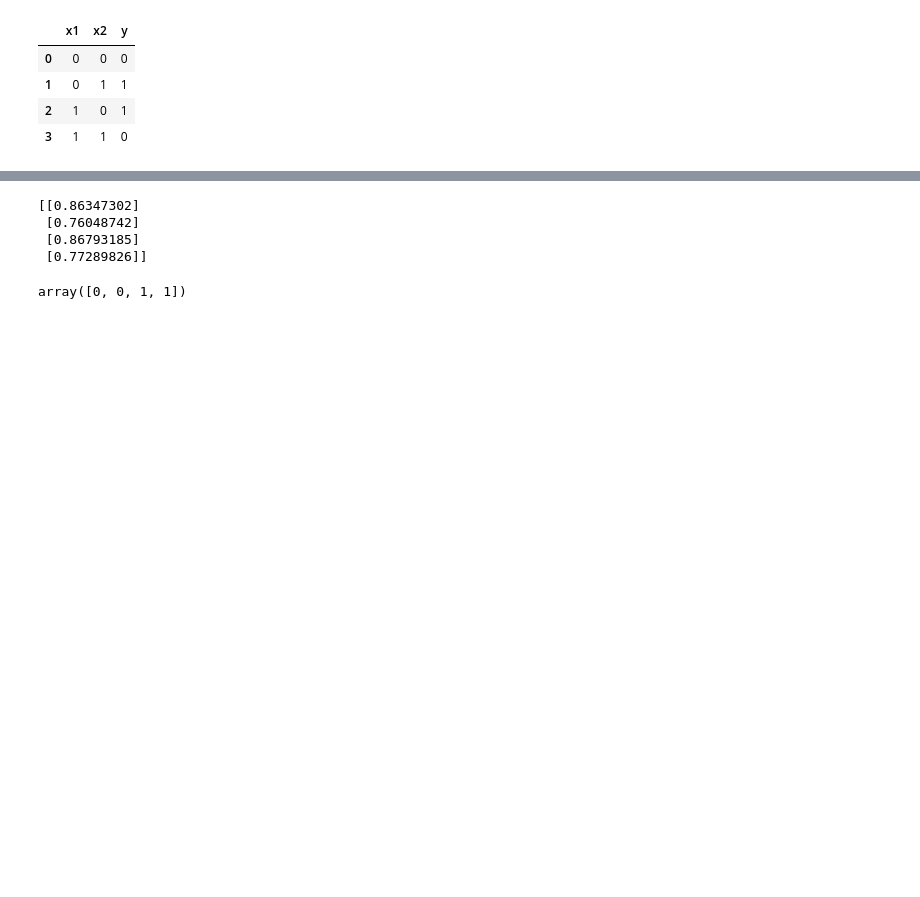
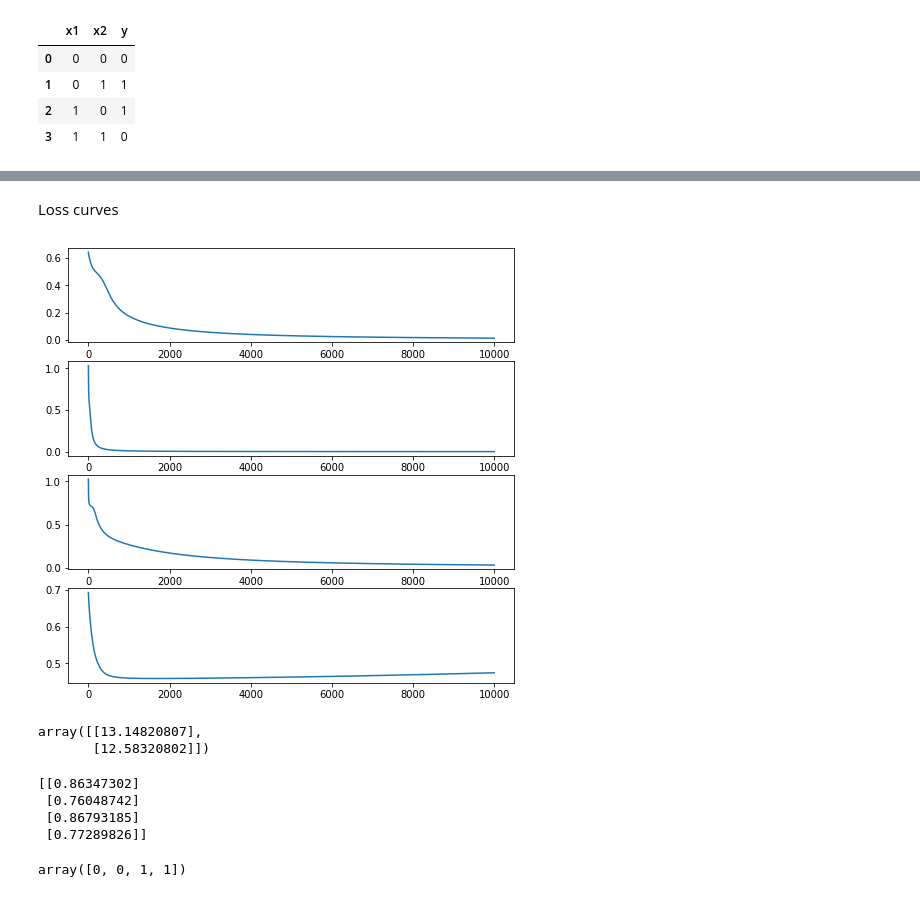
Before and after one commit to gluckt/complex_systems_lab1, a Jupyter notebook: Lab1.ipynb, the cells around one changed output, grey strips where cells are left out. Saved outputs shown, nothing was run; the diff lists cells and outputs as text; code cells hidden in the pictures; blank space fills up the shorter version.

```diff
--- a/Lab1.ipynb
+++ b/Lab1.ipynb
@@ -349,3 +423,22 @@ array([[0.34851659],
+# %% [markdown]
+Loss curves
+# %%
+fig = plt.figure(figsize=(8,8))
+plt.subplot(411)           # (number of rows, number of columns, current plot)
+plt.plot(train_output[0][2]);
+plt.subplot(412)
+plt.plot(train_output[1][2]);
+plt.subplot(413)
+plt.plot(train_output[2][2]);
+plt.subplot(414)
+plt.plot(train_output[3][2]);
+# %% [output]
+[figure, added]
+# %%
+train_output[0][1]
+# %% [output]
+array([[13.14820807],
+       [12.58320802]])
 # %%
 def loss(y,t):
   return np.sum(np.power(y-t,2))
```
Also changed, not shown: parts of 19 cells of this notebook.
